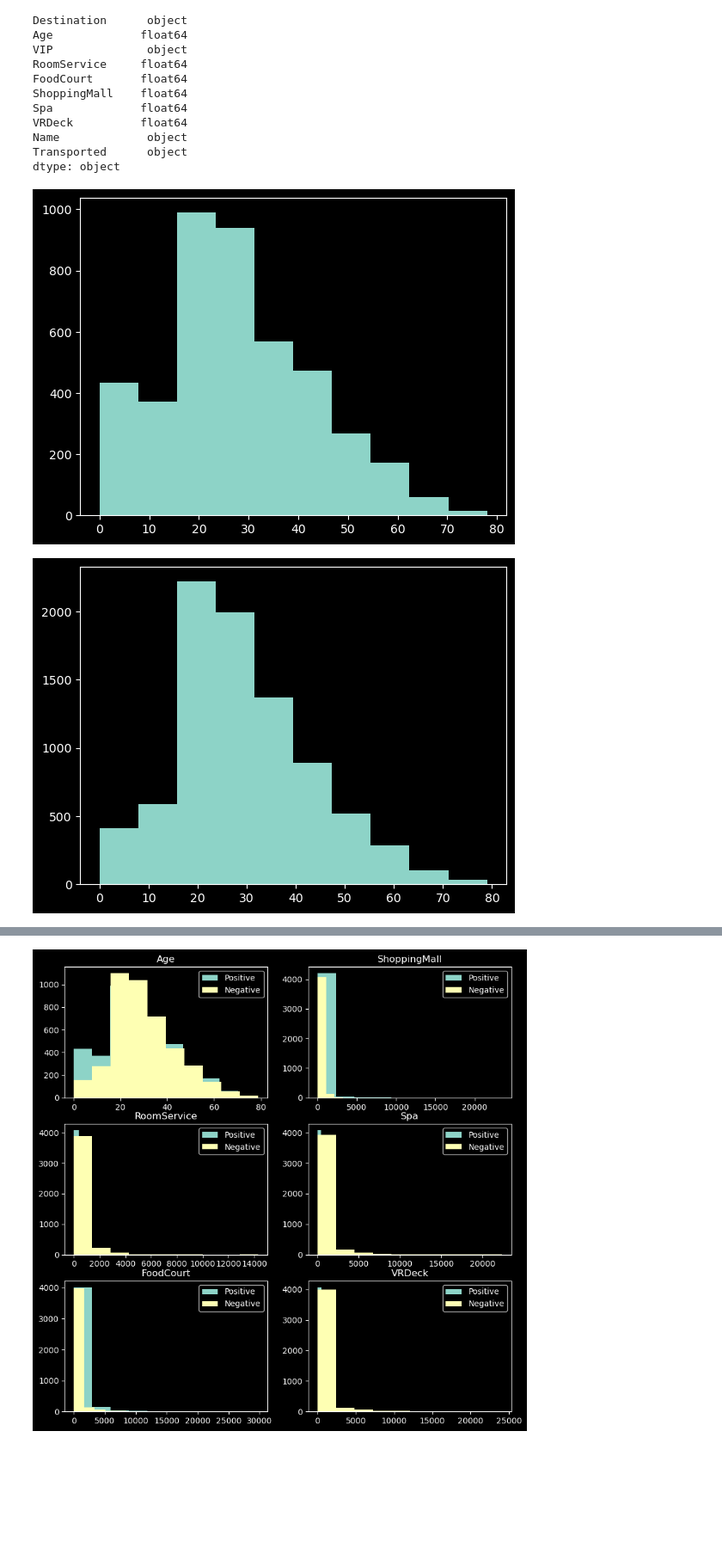
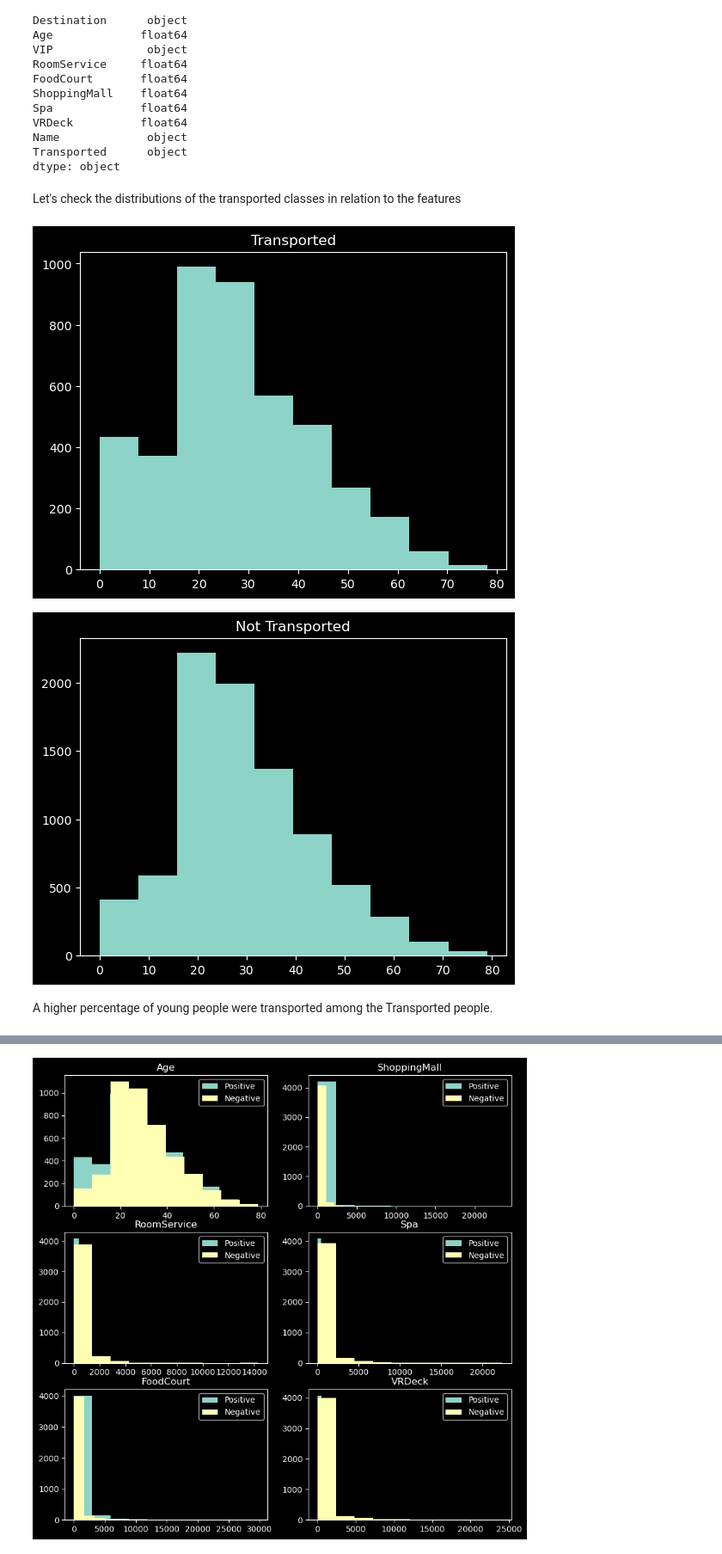
Before and after one commit to raacee/spaceship-titanic, a Jupyter notebook: sps_t_v2.ipynb, the cells around one changed output, grey strips where cells are left out. Shown: that part at 86% size. Drawn from its saved outputs; the diff is of its cells as text; code cells hidden in the pictures; blank space fills up the shorter version.

```diff
--- a/sps_t_v2.ipynb
+++ b/sps_t_v2.ipynb
@@ -87,14 +97,20 @@ VRDeck          float64
 Name             object
 Transported      object
 dtype: object
+# %% [markdown]
+Let's check the distributions of the transported classes in relation to the features
 # %%
-plt.hist(df[df['Transported']==True]['Age'],label="Transported")
+plt.hist(df[df['Transported']==True]['Age'])
+plt.title("Transported")
 plt.show()
-plt.hist(df[df['Transported']!=True]['Age'],label="Not Transported")
+plt.hist(df[df['Transported']!=True]['Age'])
+plt.title("Not Transported")
 plt.show()
 # %% [output]
-[figure, old version]
+[figure, new version]
-[figure, old version]
+[figure, new version]
+# %% [markdown]
+A higher percentage of young people were transported among the Transported people.
 # %%
 columns = ['HomePlanet','CryoSleep','Destination','VIP']
 for col in columns:
```
Also changed, not shown: parts of 4 cells of this notebook.
